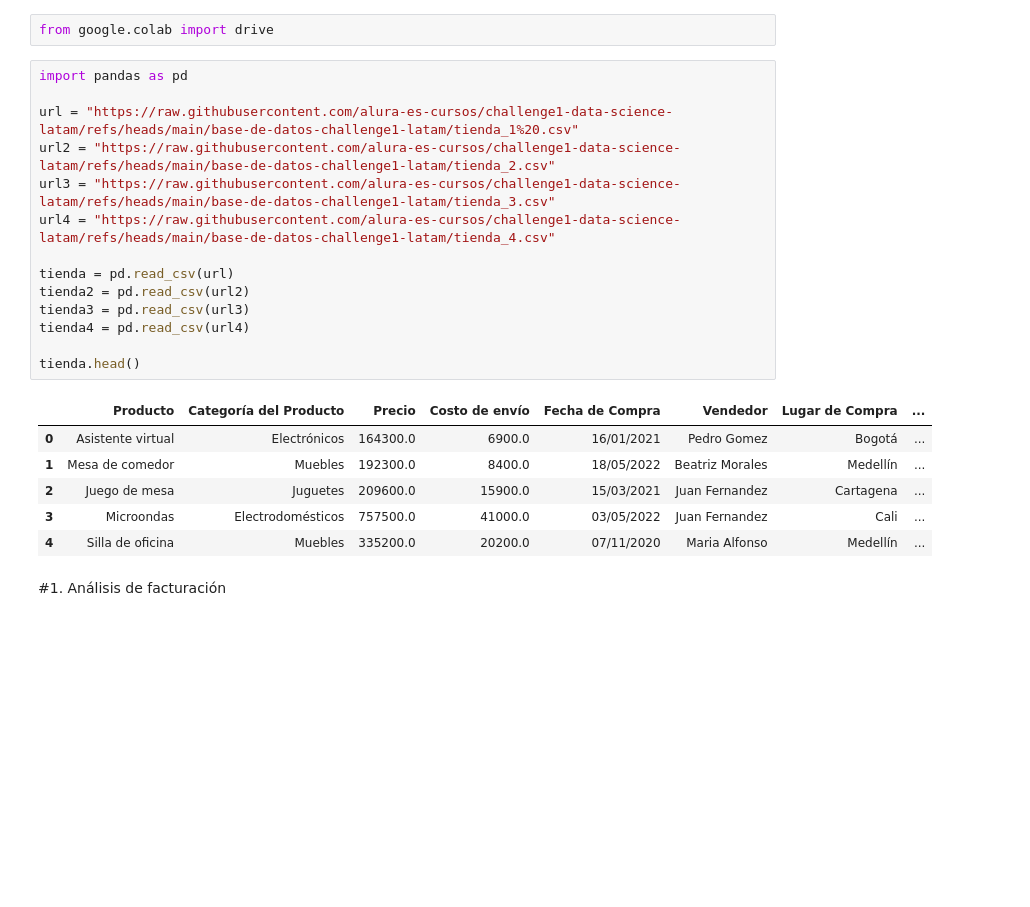
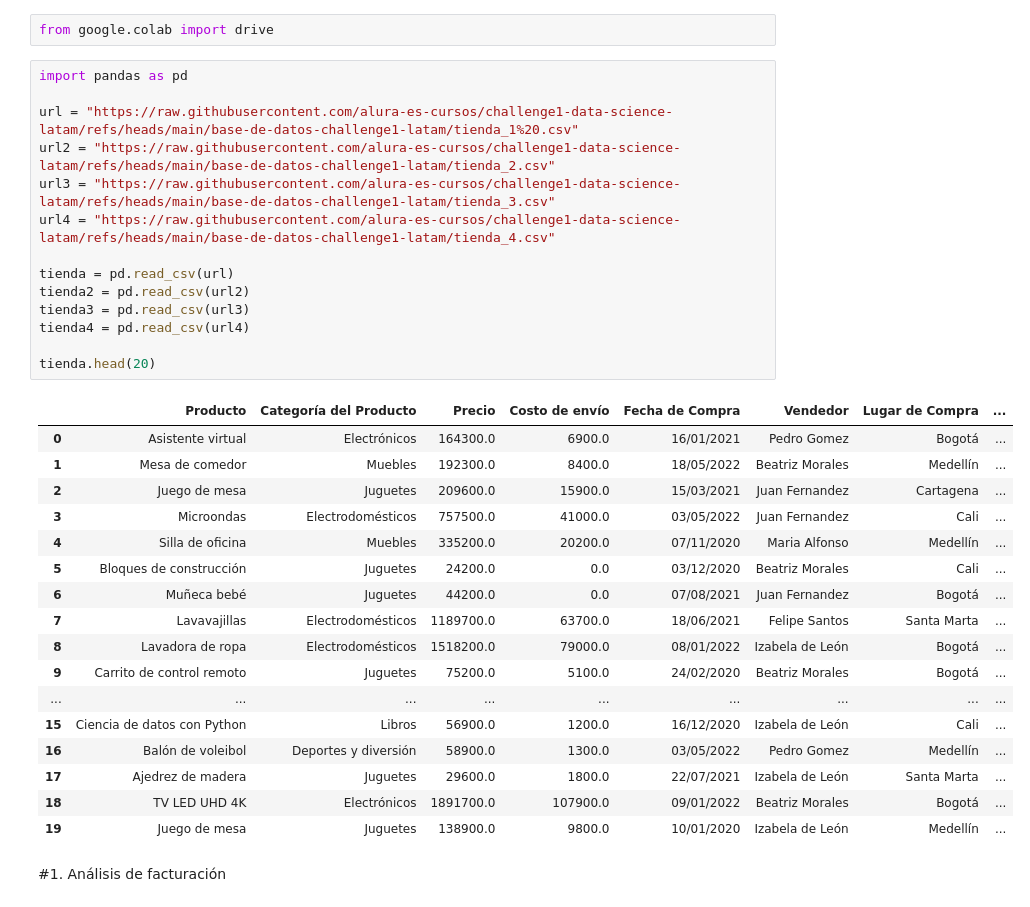
Before and after one commit to Ponch-byte98/Tienda-Alura-2, a Jupyter notebook: AluraStoreLatam.ipynb, the cells around one changed output. Cells and saved outputs as stored; diff of their text form; blank space fills up the shorter version.

```diff
--- a/AluraStoreLatam.ipynb
+++ b/AluraStoreLatam.ipynb
@@ -7,23 +7,34 @@ from google.colab import drive
 # %%
 import pandas as pd
 
 url = "https://raw.githubusercontent.com/alura-es-cursos/challenge1-data-science-latam/refs/heads/main/base-de-datos-challenge1-latam/tienda_1%20.csv"
 url2 = "https://raw.githubusercontent.com/alura-es-cursos/challenge1-data-science-latam/refs/heads/main/base-de-datos-challenge1-latam/tienda_2.csv"
 url3 = "https://raw.githubusercontent.com/alura-es-cursos/challenge1-data-science-latam/refs/heads/main/base-de-datos-challenge1-latam/tienda_3.csv"
 url4 = "https://raw.githubusercontent.com/alura-es-cursos/challenge1-data-science-latam/refs/heads/main/base-de-datos-challenge1-latam/tienda_4.csv"
 
 tienda = pd.read_csv(url)
 tienda2 = pd.read_csv(url2)
 tienda3 = pd.read_csv(url3)
 tienda4 = pd.read_csv(url4)
 
-tienda.head()
+tienda.head(20)
 # %% [output]
 |  | Producto | Categoría del Producto | Precio | Costo de envío | Fecha de Compra | Vendedor | Lugar de Compra | ... |
 | 0 | Asistente virtual | Electrónicos | 164300.0 | 6900.0 | 16/01/2021 | Pedro Gomez | Bogotá | ... |
 | 1 | Mesa de comedor | Muebles | 192300.0 | 8400.0 | 18/05/2022 | Beatriz Morales | Medellín | ... |
 | 2 | Juego de mesa | Juguetes | 209600.0 | 15900.0 | 15/03/2021 | Juan Fernandez | Cartagena | ... |
 | 3 | Microondas | Electrodomésticos | 757500.0 | 41000.0 | 03/05/2022 | Juan Fernandez | Cali | ... |
 | 4 | Silla de oficina | Muebles | 335200.0 | 20200.0 | 07/11/2020 | Maria Alfonso | Medellín | ... |
+| 5 | Bloques de construcción | Juguetes | 24200.0 | 0.0 | 03/12/2020 | Beatriz Morales | Cali | ... |
+| 6 | Muñeca bebé | Juguetes | 44200.0 | 0.0 | 07/08/2021 | Juan Fernandez | Bogotá | ... |
+| 7 | Lavavajillas | Electrodomésticos | 1189700.0 | 63700.0 | 18/06/2021 | Felipe Santos | Santa Marta | ... |
+| 8 | Lavadora de ropa | Electrodomésticos | 1518200.0 | 79000.0 | 08/01/2022 | Izabela de León | Bogotá | ... |
+| 9 | Carrito de control remoto | Juguetes | 75200.0 | 5100.0 | 24/02/2020 | Beatriz Morales | Bogotá | ... |
+| ... | ... | ... | ... | ... | ... | ... | ... | ... |
+| 15 | Ciencia de datos con Python | Libros | 56900.0 | 1200.0 | 16/12/2020 | Izabela de León | Cali | ... |
+| 16 | Balón de voleibol | Deportes y diversión | 58900.0 | 1300.0 | 03/05/2022 | Pedro Gomez | Medellín | ... |
+| 17 | Ajedrez de madera | Juguetes | 29600.0 | 1800.0 | 22/07/2021 | Izabela de León | Santa Marta | ... |
+| 18 | TV LED UHD 4K | Electrónicos | 1891700.0 | 107900.0 | 09/01/2022 | Beatriz Morales | Bogotá | ... |
+| 19 | Juego de mesa | Juguetes | 138900.0 | 9800.0 | 10/01/2020 | Izabela de León | Medellín | ... |
 # %% [markdown]
 #1. Análisis de facturación
```
Also changed, not shown: parts of 10 cells of this notebook.
